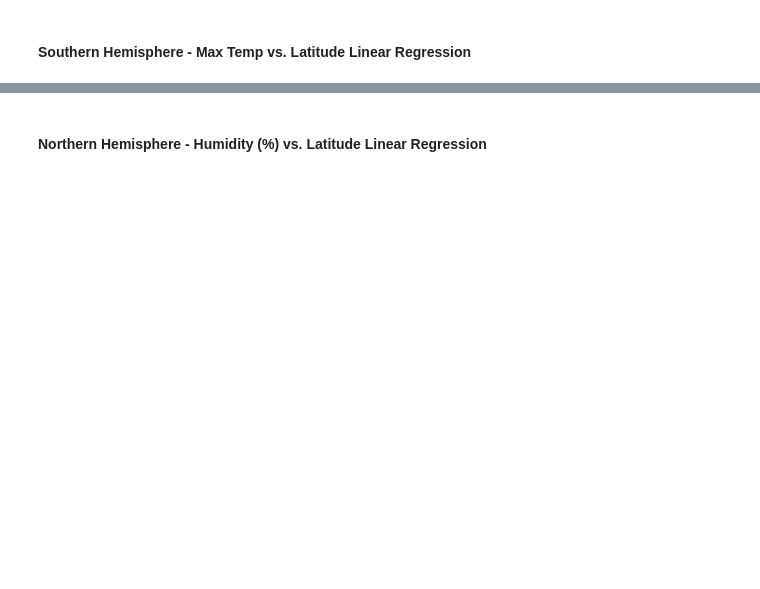
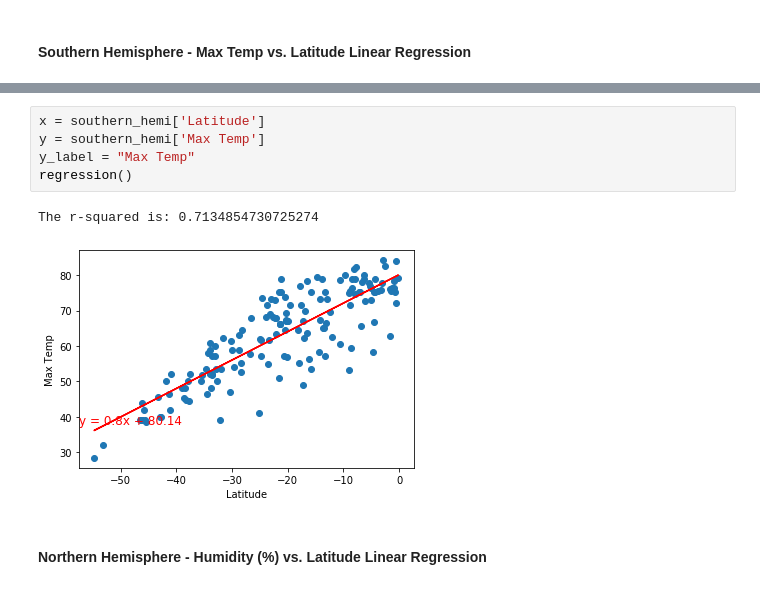
Before and after one commit to dpage02/python-api-challenge, a Jupyter notebook: WeatherPy/WeatherPy.ipynb, the cells around one changed output, grey strips where cells are left out. Drawn from its saved outputs; the diff is of its cells as text; blank space fills up the shorter version.

```diff
--- a/WeatherPy/WeatherPy.ipynb
+++ b/WeatherPy/WeatherPy.ipynb
@@ -177,2 +216,10 @@ The r-squared is: 0.39936284758885965
+# %%
+x = southern_hemi['Latitude']
+y = southern_hemi['Max Temp']
+y_label = "Max Temp"
+regression()
+# %% [output]
+The r-squared is: 0.7134854730725274
+[figure, added]
 # %% [markdown]
 ####  Northern Hemisphere - Humidity (%) vs. Latitude Linear Regression
```
Also changed, not shown: parts of 38 cells of this notebook, 3 other files.
